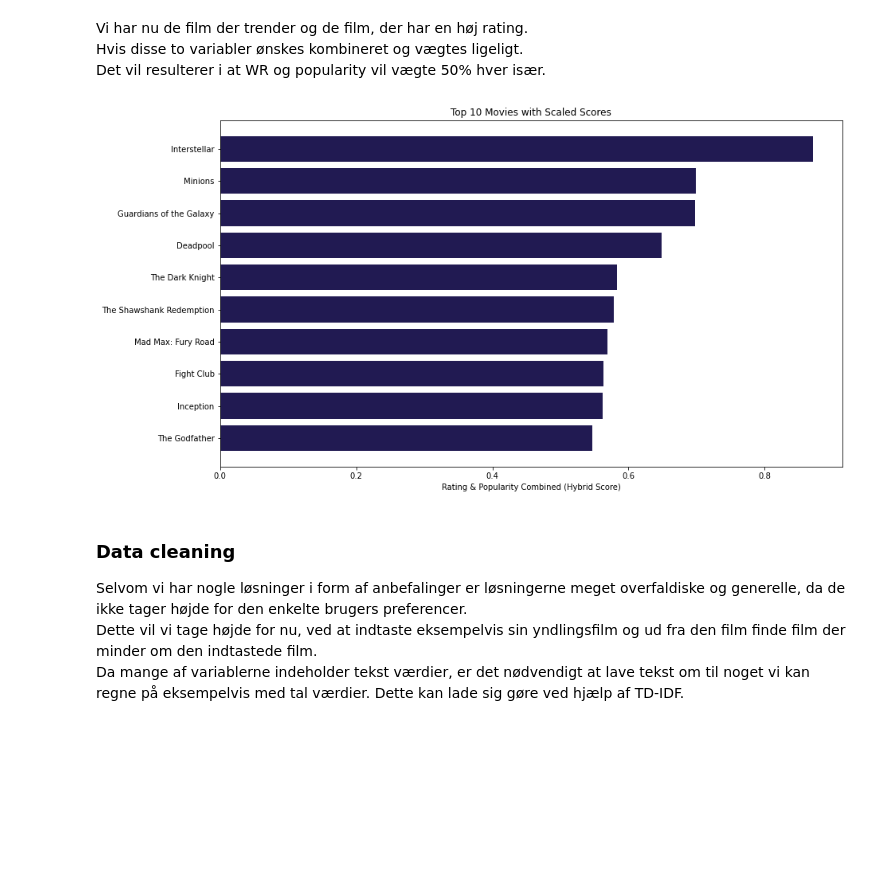
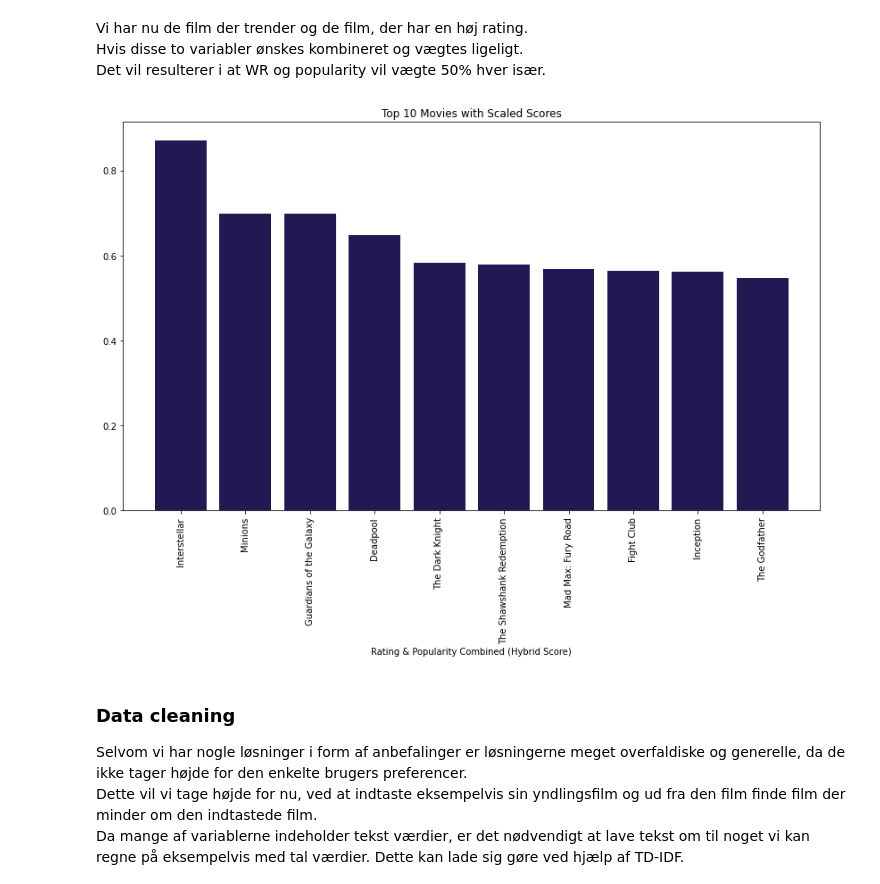
Before and after one commit to kent1325/P1---Movie-Recommender-System, a Jupyter notebook: P1 - Recommender System notebook.ipynb, the cells around one changed output. Drawn from its saved outputs; the diff is of its cells as text; code cells hidden in the pictures; blank space fills up the shorter version.

```diff
--- a/P1 - Recommender System notebook.ipynb
+++ b/P1 - Recommender System notebook.ipynb
@@ -257,15 +254,15 @@ def scaled_score(x):
 main_df['scaled_score'] = scaled_score(len(main_df.index))
 # %%
 plt.figure(figsize=(14,8))
-plt.barh(main_df.sort_values("scaled_score", ascending=False)['title'].head(10),
+plt.bar(main_df.sort_values("scaled_score", ascending=False)['title'].head(10),
          main_df.sort_values("scaled_score", ascending=False)['scaled_score'].head(10),
          align='center', color='#211a52')
-plt.gca().invert_yaxis()
+plt.xticks(rotation=90)
 plt.xlabel("Rating & Popularity Combined (Hybrid Score)")
 plt.title("Top 10 Movies with Scaled Scores")
 plt.show()
 # %% [output]
-[figure, old version]
+[figure, new version]
 # %% [markdown]
 ### Data cleaning
 Selvom vi har nogle løsninger i form af anbefalinger er løsningerne meget overfaldiske og generelle, da de ikke tager højde for den enkelte brugers preferencer. <br>
```
Also changed, not shown: parts of 16 cells of this notebook.
